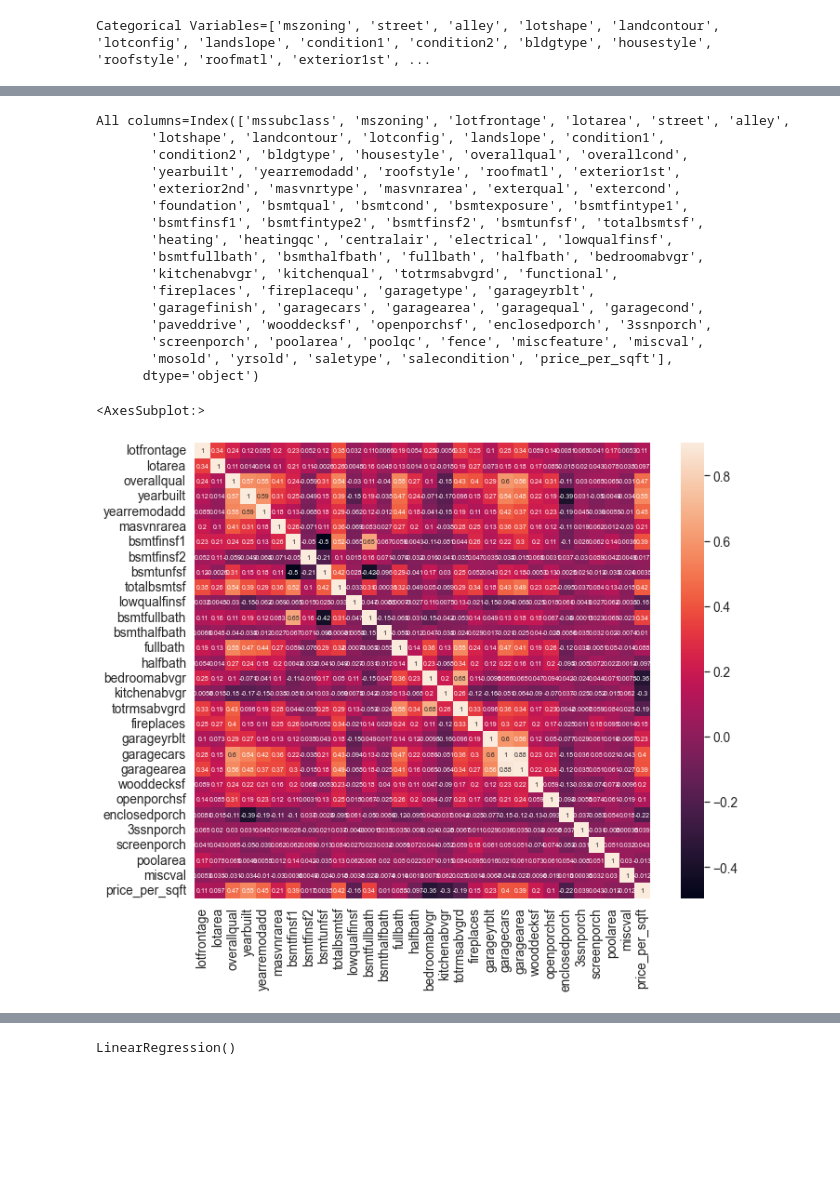
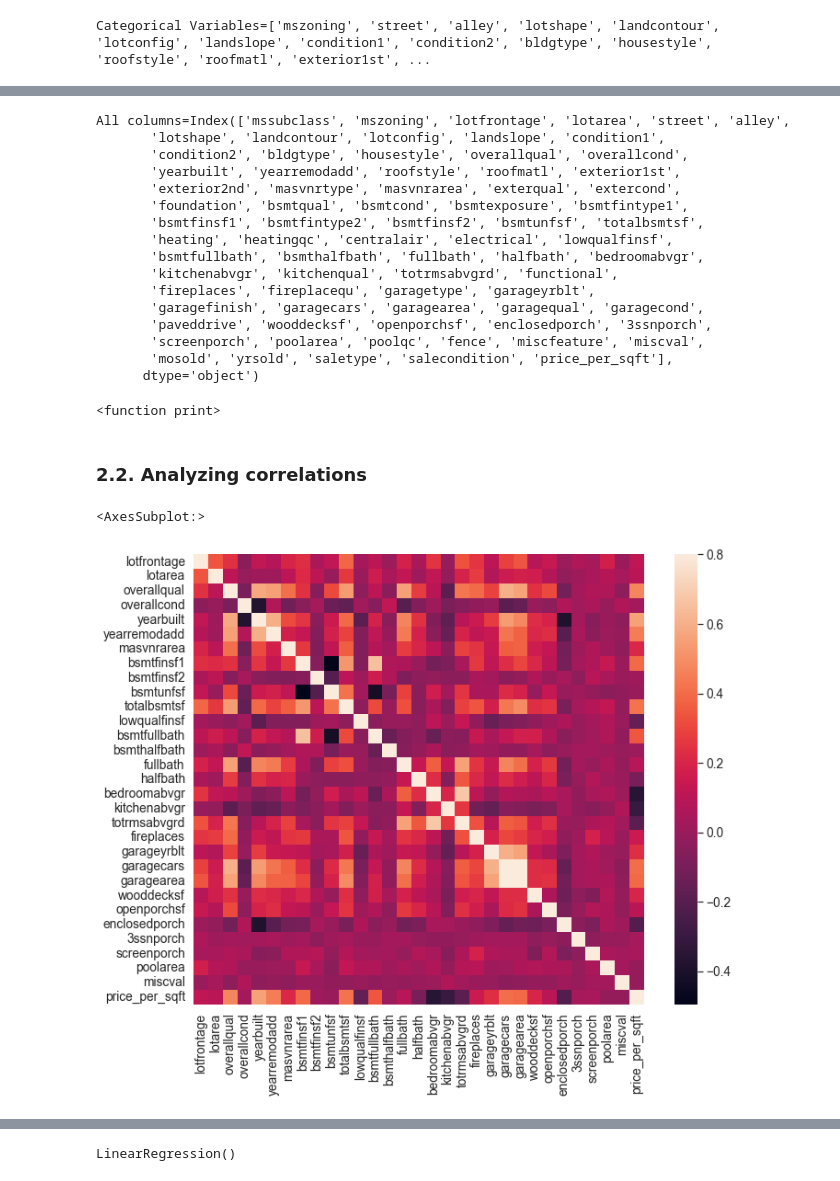
Before and after one commit to oscar-dif/ExamProject, a Jupyter notebook: house_prices.ipynb, the cells around one changed output, grey strips where cells are left out. Cells and saved outputs as stored; diff of their text form; code cells hidden in the pictures; blank space fills up the shorter version.

```diff
--- a/house_prices.ipynb
+++ b/house_prices.ipynb
@@ -162,23 +192,9 @@ all_data_na = (df.isnull().sum() / len(df)) * 100
 # %%
-#MSSubClass=The building class
-df['mssubclass'] = df['mssubclass'].apply(str)
-
-
-#Changing OverallCond into a categorical variable
-df['overallcond'] = df['overallcond'].astype(str)
-
-
-#Year and month sold are transformed into categorical features.
+#Year sold, month sold  and type of dweling re transformed into categorical features.
+df['mssubclass'] = df['mssubclass'].astype(str)
 df['yrsold'] = df['yrsold'].astype(str)
 df['mosold'] = df['mosold'].astype(str)
 
-
-#update features group
-update_group = ['mssubclass', 'overallcond', 'yrsold', 'mosold']
-for i in update_group:
-    cat_cols.append(i)
-
-
 print(f"Categorical Variables={cat_cols}")
 # %% [output]
 Categorical Variables=['mszoning', 'street', 'alley', 'lotshape', 'landcontour', 'utilities', 'lotconfig', 'landslope', 'condition1', 'condition2', 'bldgtype', 'housestyle', 'roofstyle', 'roofmatl', ' ...
@@ -190,9 +217,8 @@ Categorical Variables=['mszoning', 'street', 'alley', 'lotshape', 'landcontour',
 # %%
-sale_price = df['saleprice']
-area = df['grlivarea']
-price_per_sqft = sale_price/area
+#creating variable price per sqft
+df['price_per_sqft'] = df['saleprice']/ df['grlivarea']
 
-df['price_per_sqft'] = price_per_sqft
+df.to_csv('transformed.csv')
 
 print(f"All columns={df.columns}")
 # %% [output]
@@ -217,7 +249,12 @@ All columns=Index(['id', 'mssubclass', 'mszoning', 'lotfrontage', 'lotarea', 'st
 # %%
-df_clean = df.drop(['saleprice', '1stflrsf', '2ndflrsf', 'grlivarea',
-                    'id', 'neighborhood'], axis=1)
+to_remove= ['saleprice', '1stflrsf', '2ndflrsf', 'grlivarea', 'id', 'neighborhood']
+df_clean = df.drop(to_remove, axis=1)
+
+for i in to_remove:
+    if i in num_cols:
+        num_cols.remove(i)
 print(f"All columns={df_clean.columns}")
+print
 # %% [output]
 All columns=Index(['mssubclass', 'mszoning', 'lotfrontage', 'lotarea', 'street', 'alley',
        'lotshape', 'landcontour', 'lotconfig', 'landslope', 'condition1',
@@ -235,11 +272,14 @@ All columns=Index(['mssubclass', 'mszoning', 'lotfrontage', 'lotarea', 'street',
        'screenporch', 'poolarea', 'poolqc', 'fence', 'miscfeature', 'miscval',
        'mosold', 'yrsold', 'saletype', 'salecondition', 'price_per_sqft'],
       dtype='object')
+<function print>
+# %% [markdown]
+### 2.2. Analyzing correlations
 # %%
 corrmat = df_clean.corr()
-plt.subplots(figsize=(12,9))
-sns.heatmap(corrmat, vmax=0.9, square=True, annot=True, annot_kws={'size': 7})
+f,ax =plt.subplots(figsize=(12, 9))
+sns.heatmap(corrmat, vmax=.8, square=True)
 # %% [output]
 <AxesSubplot:>
-[figure, old version]
+[figure, new version]
 # %%
```
Also changed, not shown: parts of 45 cells of this notebook, 1 other file.
